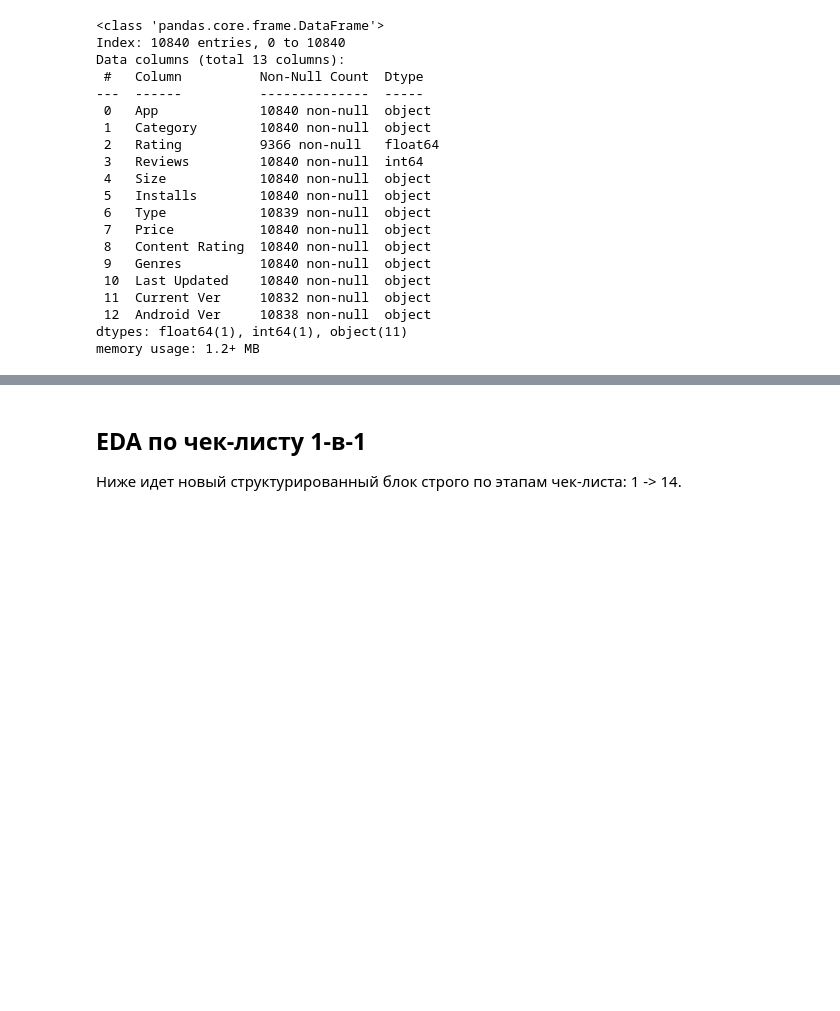
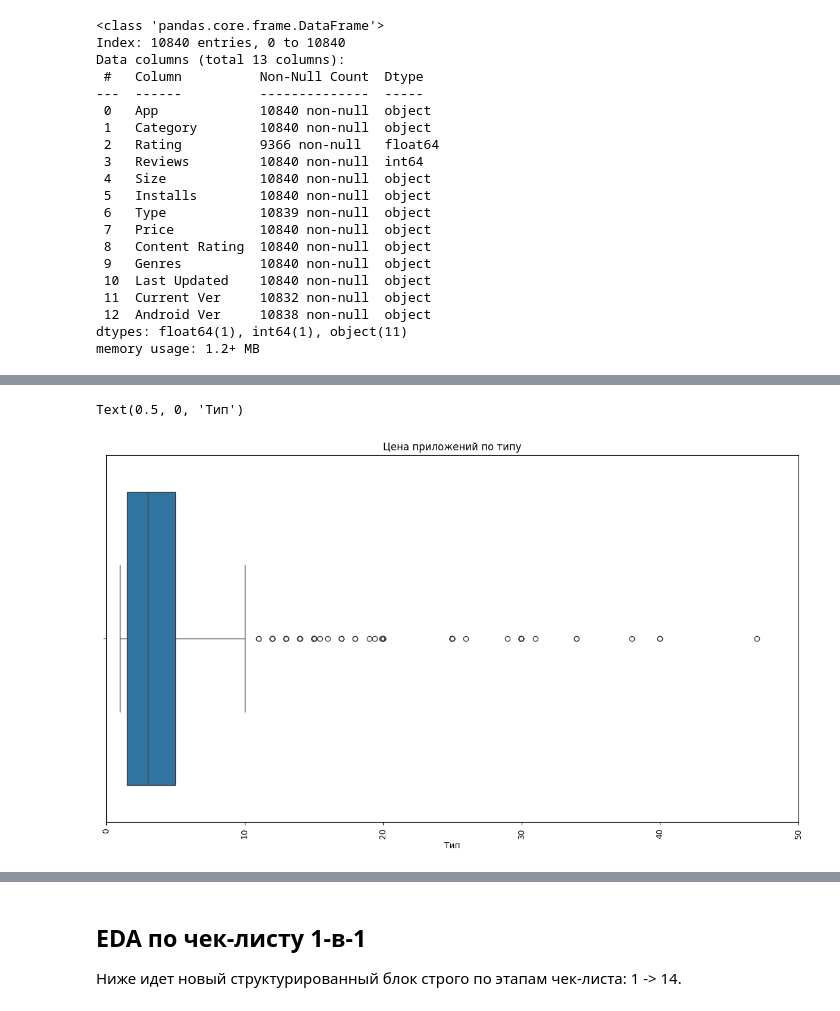
Before and after one commit to gggvitalii90/python_analytics_ich_120925, a Jupyter notebook: notebooks/Python for DA_PR19.ipynb, the cells around one changed output, grey strips where cells are left out. Cells and saved outputs as stored; diff of their text form; code cells hidden in the pictures; blank space fills up the shorter version.

```diff
--- a/notebooks/Python for DA_PR19.ipynb
+++ b/notebooks/Python for DA_PR19.ipynb
@@ -242,0 +377,5 @@ memory usage: 1.5+ MB
+# %%
+df_googleplay_free = df_googleplay[df_googleplay['Price'] == 0]
+display(df_googleplay_free.head(10))
+df_googleplay_paid = df_googleplay[df_googleplay['Price'] > 0]
+display(df_googleplay_paid.head(10))
@@ -242,0 +405,10 @@ memory usage: 1.5+ MB
+# %%
+plt.figure(figsize=(15,8))
+sns.boxplot(x='Price', data=df_googleplay_paid)
+plt.xticks(rotation=90)
+plt.xlim(0, 50)
+plt.title('Цена приложений по типу')
+plt.xlabel('Тип')
+# %% [output]
+Text(0.5, 0, 'Тип')
+[figure, added]
```
Also changed, not shown: parts of 44 cells of this notebook, 2 other files.
